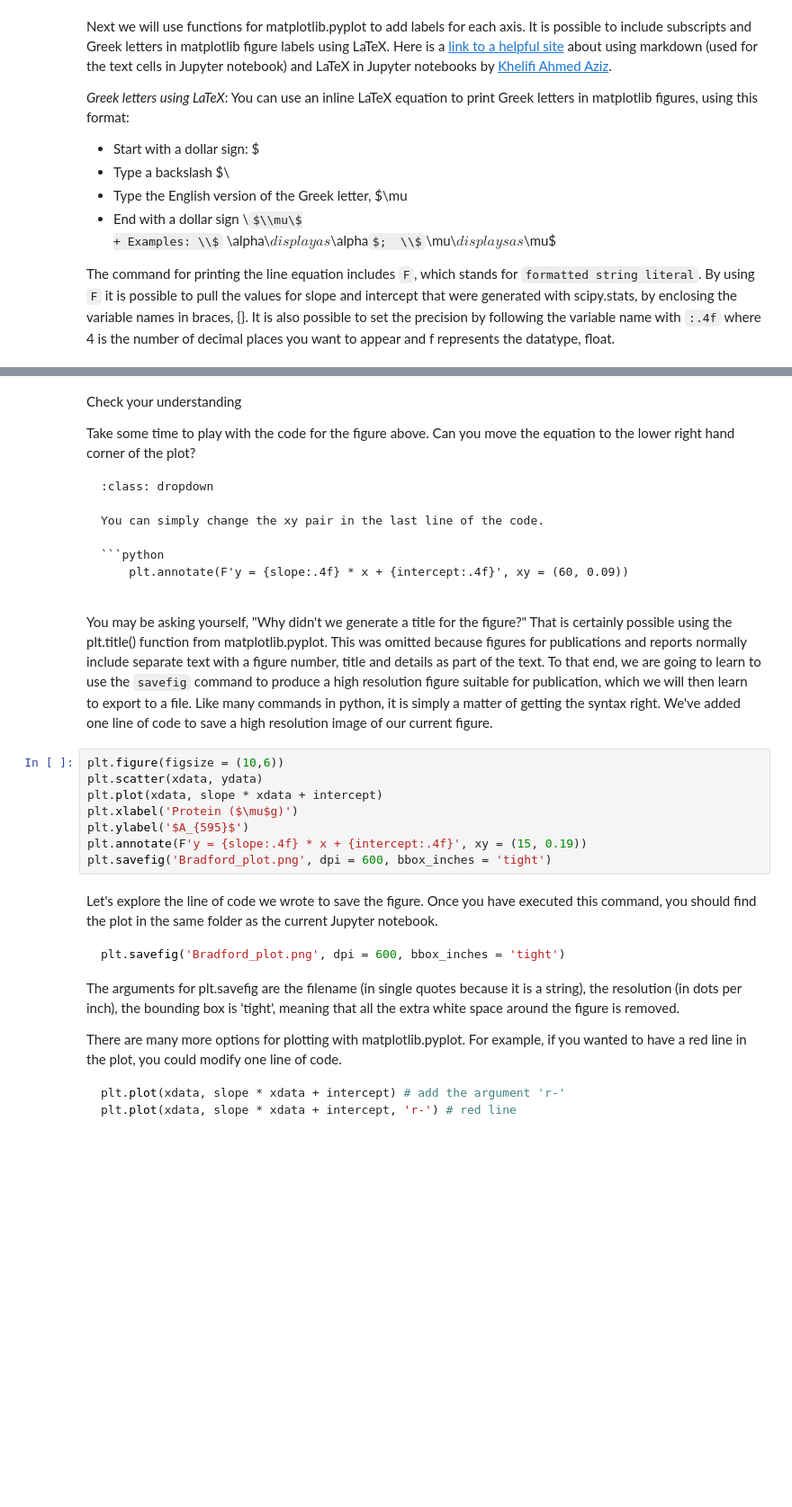
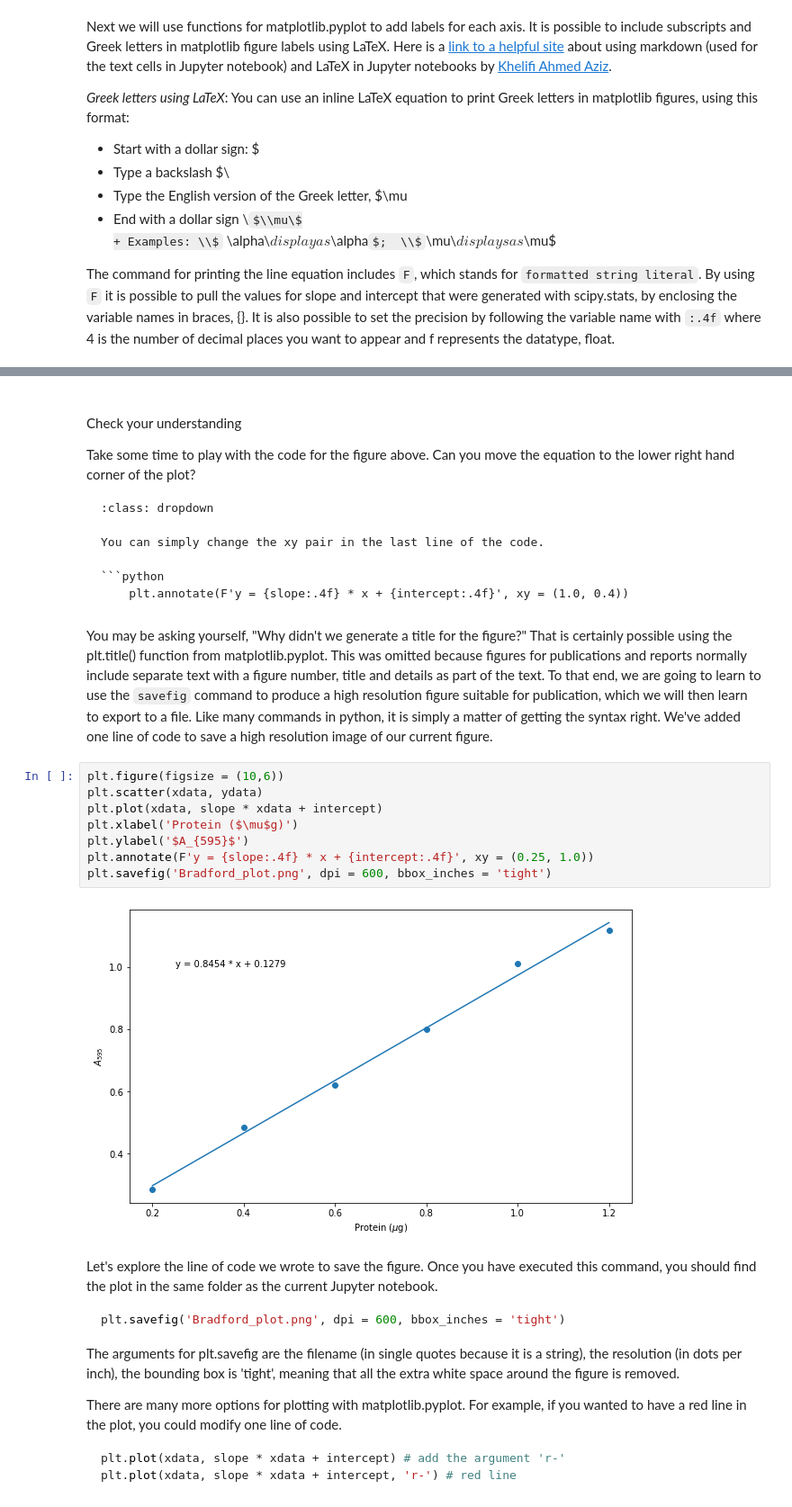
Before and after one commit to MolSSI-Education/python-scripting-biochemistry, a Jupyter notebook: biochemist-python/chapters/Creating_Plots_in_Jupyter_Notebooks.ipynb, the cells around one changed output, grey strips where cells are left out. Shown at 90% size. Cells and saved outputs as stored; diff of their text form; some formulas as TeX source; blank space fills up the shorter version.

````diff
--- a/biochemist-python/chapters/Creating_Plots_in_Jupyter_Notebooks.ipynb
+++ b/biochemist-python/chapters/Creating_Plots_in_Jupyter_Notebooks.ipynb
@@ -103,5 +103,5 @@ Text(15, 0.19, 'y = 0.0011 * x + 0.0915')
 # %% [markdown]
-<div class="exercise-this-is-a-title exercise">
+# <div class="exercise-this-is-a-title exercise">
 <p class="exercise-title">Check your understanding</p>
     <p>Take some time to play with the code for the figure above. Can you move the equation to the lower right hand corner of the plot? </p>
 
@@ -111,7 +111,7 @@ Text(15, 0.19, 'y = 0.0011 * x + 0.0915')
 You can simply change the xy pair in the last line of the code.
 
 ```python
-    plt.annotate(F'y = {slope:.4f} * x + {intercept:.4f}', xy = (60, 0.09))
+    plt.annotate(F'y = {slope:.4f} * x + {intercept:.4f}', xy = (1.0, 0.4))
 ```
 </div>
 # %% [markdown]
@@ -119,11 +119,13 @@ You may be asking yourself, "Why didn't we generate a title for the figure?" Tha
 # %%
 plt.figure(figsize = (10,6))
 plt.scatter(xdata, ydata)
 plt.plot(xdata, slope * xdata + intercept)
 plt.xlabel('Protein ($\mu$g)')
 plt.ylabel('$A_{595}$')
-plt.annotate(F'y = {slope:.4f} * x + {intercept:.4f}', xy = (15, 0.19))
+plt.annotate(F'y = {slope:.4f} * x + {intercept:.4f}', xy = (0.25, 1.0))
 plt.savefig('Bradford_plot.png', dpi = 600, bbox_inches = 'tight')
+# %% [output]
+[figure, added]
 # %% [markdown]
 Let's explore the line of code we wrote to save the figure. Once you have executed this command, you should find the plot in the same folder as the current Jupyter notebook.
 ```python
````
Also changed, not shown: parts of 7 cells of this notebook.
